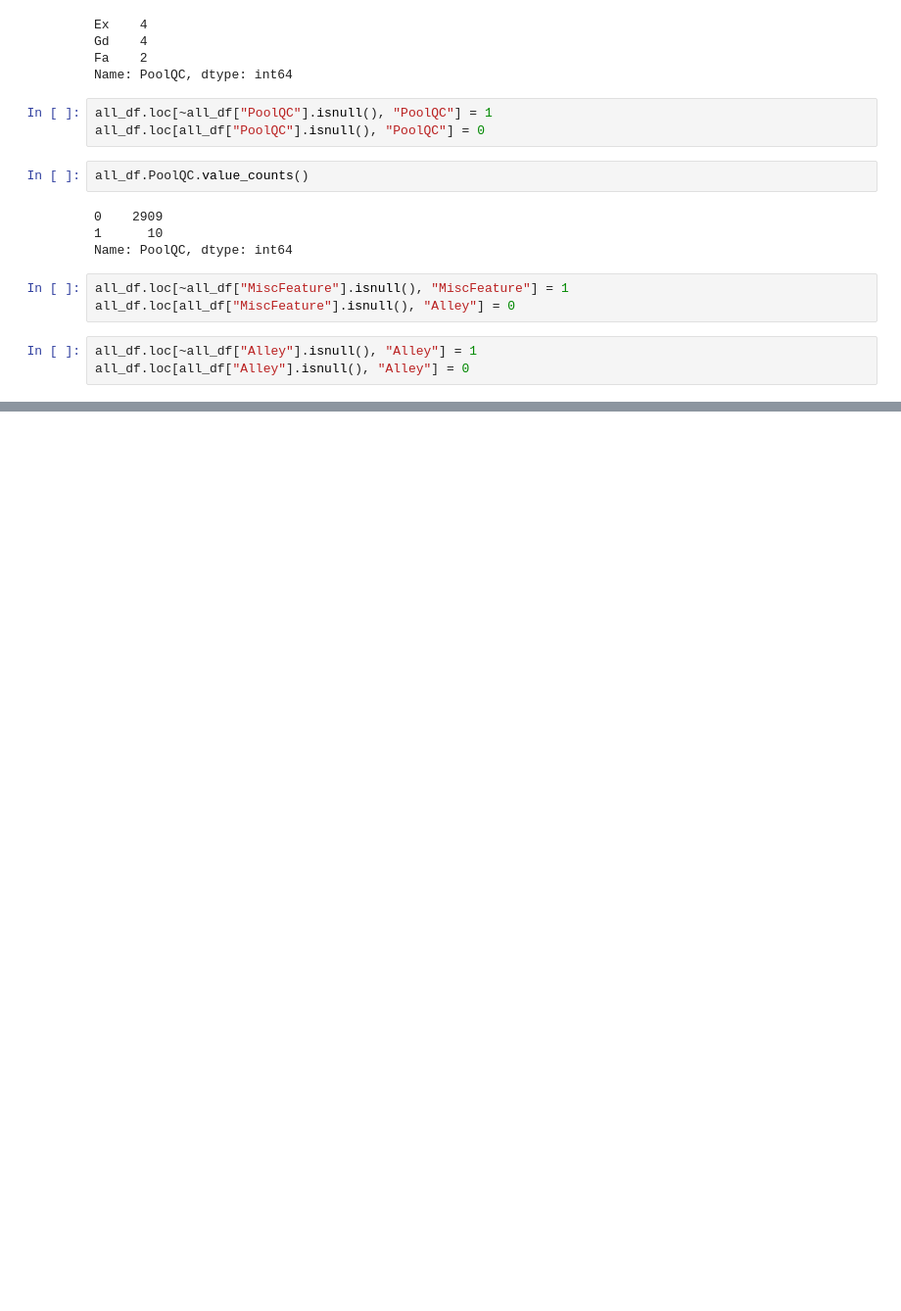
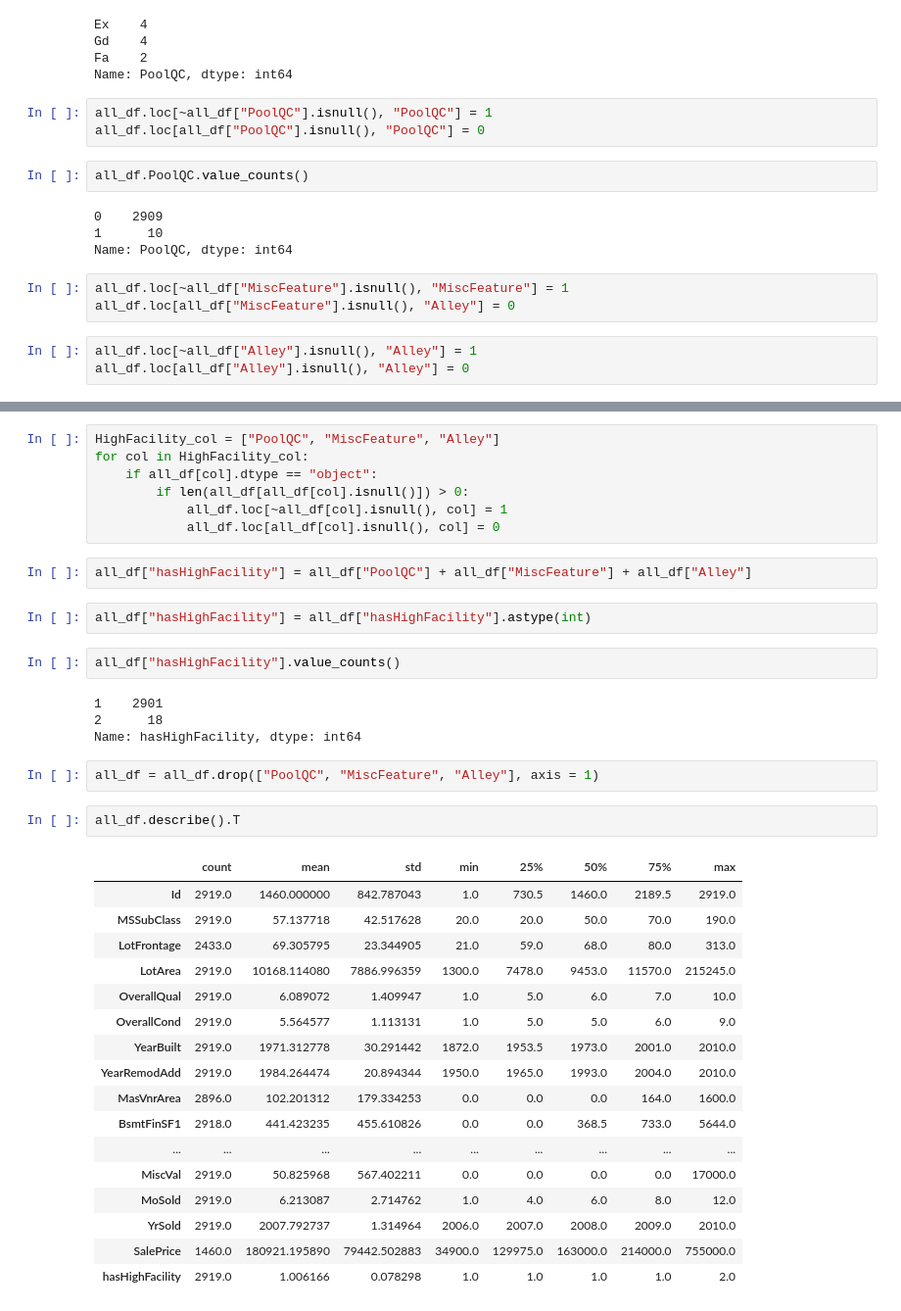
Before and after one commit to blackgreenc/Kaggle, a Jupyter notebook: House_Prices_Advanced_Regression_Techniques.ipynb, the cells around one changed output, grey strips where cells are left out. Shown at 98% size. Saved outputs shown, nothing was run; the diff lists cells and outputs as text; blank space fills up the shorter version.

```diff
--- a/House_Prices_Advanced_Regression_Techniques.ipynb
+++ b/House_Prices_Advanced_Regression_Techniques.ipynb
@@ -409,0 +406,39 @@ for col in HighFacility_col:
+# %%
+HighFacility_col = ["PoolQC", "MiscFeature", "Alley"]
+for col in HighFacility_col:
+    if all_df[col].dtype == "object":
+        if len(all_df[all_df[col].isnull()]) > 0:
+            all_df.loc[~all_df[col].isnull(), col] = 1
+            all_df.loc[all_df[col].isnull(), col] = 0
+# %%
+all_df["hasHighFacility"] = all_df["PoolQC"] + all_df["MiscFeature"] + all_df["Alley"]
+# %%
+all_df["hasHighFacility"] = all_df["hasHighFacility"].astype(int)
+# %%
+all_df["hasHighFacility"].value_counts()
+# %% [output]
+1    2901
+2      18
+Name: hasHighFacility, dtype: int64
+# %%
+all_df = all_df.drop(["PoolQC", "MiscFeature", "Alley"], axis = 1)
+# %%
+all_df.describe().T
+# %% [output]
+|  | count | mean | std | min | 25% | 50% | 75% | max |
+| Id | 2919.0 | 1460.000000 | 842.787043 | 1.0 | 730.5 | 1460.0 | 2189.5 | 2919.0 |
+| MSSubClass | 2919.0 | 57.137718 | 42.517628 | 20.0 | 20.0 | 50.0 | 70.0 | 190.0 |
+| LotFrontage | 2433.0 | 69.305795 | 23.344905 | 21.0 | 59.0 | 68.0 | 80.0 | 313.0 |
+| LotArea | 2919.0 | 10168.114080 | 7886.996359 | 1300.0 | 7478.0 | 9453.0 | 11570.0 | 215245.0 |
+| OverallQual | 2919.0 | 6.089072 | 1.409947 | 1.0 | 5.0 | 6.0 | 7.0 | 10.0 |
+| OverallCond | 2919.0 | 5.564577 | 1.113131 | 1.0 | 5.0 | 5.0 | 6.0 | 9.0 |
+| YearBuilt | 2919.0 | 1971.312778 | 30.291442 | 1872.0 | 1953.5 | 1973.0 | 2001.0 | 2010.0 |
+| YearRemodAdd | 2919.0 | 1984.264474 | 20.894344 | 1950.0 | 1965.0 | 1993.0 | 2004.0 | 2010.0 |
+| MasVnrArea | 2896.0 | 102.201312 | 179.334253 | 0.0 | 0.0 | 0.0 | 164.0 | 1600.0 |
+| BsmtFinSF1 | 2918.0 | 441.423235 | 455.610826 | 0.0 | 0.0 | 368.5 | 733.0 | 5644.0 |
+| ... | ... | ... | ... | ... | ... | ... | ... | ... |
+| MiscVal | 2919.0 | 50.825968 | 567.402211 | 0.0 | 0.0 | 0.0 | 0.0 | 17000.0 |
+| MoSold | 2919.0 | 6.213087 | 2.714762 | 1.0 | 4.0 | 6.0 | 8.0 | 12.0 |
+| YrSold | 2919.0 | 2007.792737 | 1.314964 | 2006.0 | 2007.0 | 2008.0 | 2009.0 | 2010.0 |
+| SalePrice | 1460.0 | 180921.195890 | 79442.502883 | 34900.0 | 129975.0 | 163000.0 | 214000.0 | 755000.0 |
+| hasHighFacility | 2919.0 | 1.006166 | 0.078298 | 1.0 | 1.0 | 1.0 | 1.0 | 2.0 |
```
Also changed, not shown: parts of 1 cell of this notebook.
